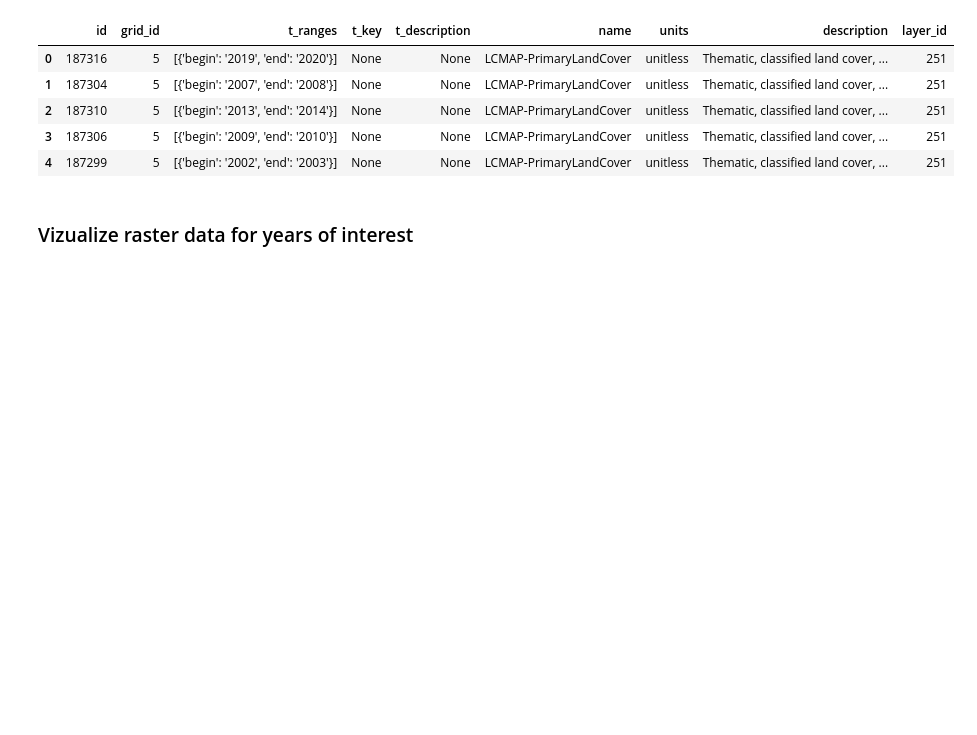
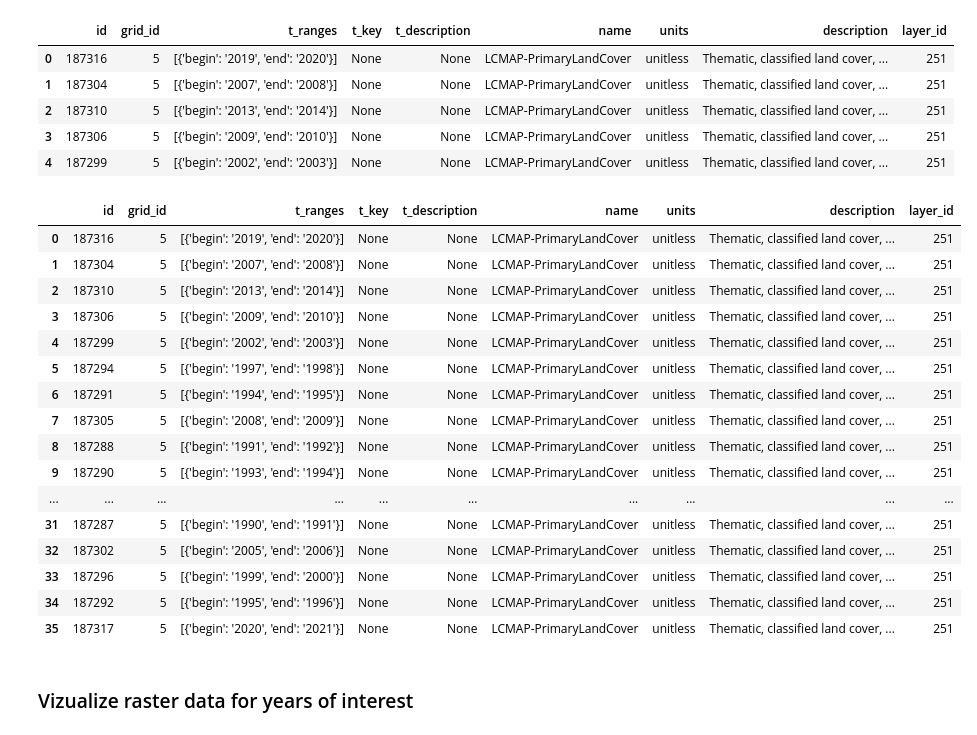
Before and after one commit to GEMS-UMN/Exchange-Notebooks, a Jupyter notebook: landcover/lcmap_tutorial.ipynb, the cells around one changed output. Saved outputs shown, nothing was run; the diff lists cells and outputs as text; code cells hidden in the pictures; blank space fills up the shorter version.

```diff
--- a/landcover/lcmap_tutorial.ipynb
+++ b/landcover/lcmap_tutorial.ipynb
@@ -70,6 +70,26 @@ df.head()
 | 2 | 187310 | 5 | [{'begin': '2013', 'end': '2014'}] | None | None | LCMAP-PrimaryLandCover | unitless | Thematic, classified land cover, ... | 251 |
 | 3 | 187306 | 5 | [{'begin': '2009', 'end': '2010'}] | None | None | LCMAP-PrimaryLandCover | unitless | Thematic, classified land cover, ... | 251 |
 | 4 | 187299 | 5 | [{'begin': '2002', 'end': '2003'}] | None | None | LCMAP-PrimaryLandCover | unitless | Thematic, classified land cover, ... | 251 |
+# %%
+df
+# %% [output]
+|  | id | grid_id | t_ranges | t_key | t_description | name | units | description | layer_id |
+| 0 | 187316 | 5 | [{'begin': '2019', 'end': '2020'}] | None | None | LCMAP-PrimaryLandCover | unitless | Thematic, classified land cover, ... | 251 |
+| 1 | 187304 | 5 | [{'begin': '2007', 'end': '2008'}] | None | None | LCMAP-PrimaryLandCover | unitless | Thematic, classified land cover, ... | 251 |
+| 2 | 187310 | 5 | [{'begin': '2013', 'end': '2014'}] | None | None | LCMAP-PrimaryLandCover | unitless | Thematic, classified land cover, ... | 251 |
+| 3 | 187306 | 5 | [{'begin': '2009', 'end': '2010'}] | None | None | LCMAP-PrimaryLandCover | unitless | Thematic, classified land cover, ... | 251 |
+| 4 | 187299 | 5 | [{'begin': '2002', 'end': '2003'}] | None | None | LCMAP-PrimaryLandCover | unitless | Thematic, classified land cover, ... | 251 |
+| 5 | 187294 | 5 | [{'begin': '1997', 'end': '1998'}] | None | None | LCMAP-PrimaryLandCover | unitless | Thematic, classified land cover, ... | 251 |
+| 6 | 187291 | 5 | [{'begin': '1994', 'end': '1995'}] | None | None | LCMAP-PrimaryLandCover | unitless | Thematic, classified land cover, ... | 251 |
+| 7 | 187305 | 5 | [{'begin': '2008', 'end': '2009'}] | None | None | LCMAP-PrimaryLandCover | unitless | Thematic, classified land cover, ... | 251 |
+| 8 | 187288 | 5 | [{'begin': '1991', 'end': '1992'}] | None | None | LCMAP-PrimaryLandCover | unitless | Thematic, classified land cover, ... | 251 |
+| 9 | 187290 | 5 | [{'begin': '1993', 'end': '1994'}] | None | None | LCMAP-PrimaryLandCover | unitless | Thematic, classified land cover, ... | 251 |
+| ... | ... | ... | ... | ... | ... | ... | ... | ... | ... |
+| 31 | 187287 | 5 | [{'begin': '1990', 'end': '1991'}] | None | None | LCMAP-PrimaryLandCover | unitless | Thematic, classified land cover, ... | 251 |
+| 32 | 187302 | 5 | [{'begin': '2005', 'end': '2006'}] | None | None | LCMAP-PrimaryLandCover | unitless | Thematic, classified land cover, ... | 251 |
+| 33 | 187296 | 5 | [{'begin': '1999', 'end': '2000'}] | None | None | LCMAP-PrimaryLandCover | unitless | Thematic, classified land cover, ... | 251 |
+| 34 | 187292 | 5 | [{'begin': '1995', 'end': '1996'}] | None | None | LCMAP-PrimaryLandCover | unitless | Thematic, classified land cover, ... | 251 |
+| 35 | 187317 | 5 | [{'begin': '2020', 'end': '2021'}] | None | None | LCMAP-PrimaryLandCover | unitless | Thematic, classified land cover, ... | 251 |
 # %% [markdown]
 ### Vizualize raster data for years of interest
 # %%
```
Also changed, not shown: parts of 4 cells of this notebook, 2 other files.
